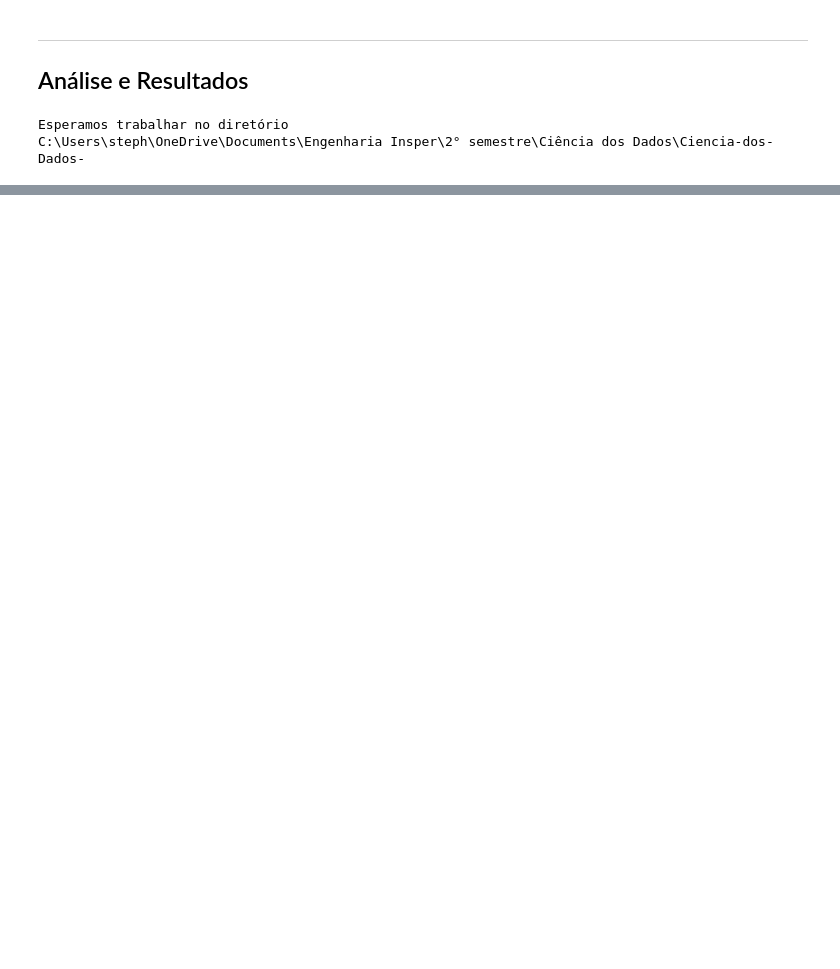
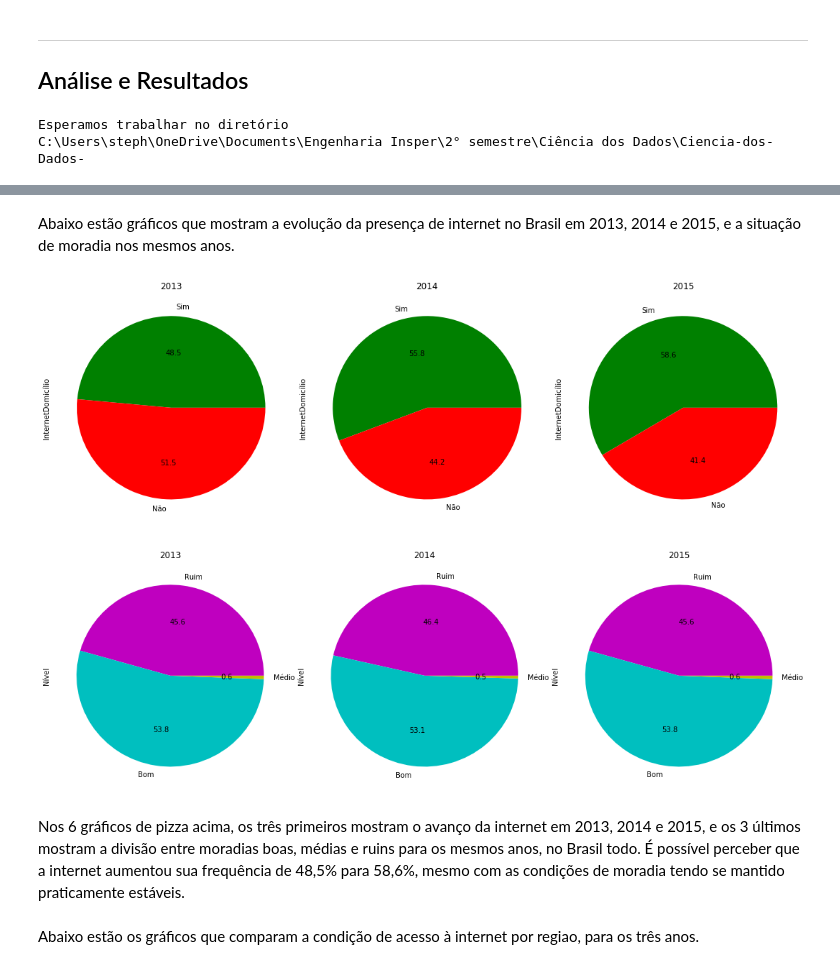
Before and after one commit to stephaniewm/Ciencia-dos-Dados-, a Jupyter notebook: Projeto1.ipynb, the cells around one changed output, grey strips where cells are left out. Drawn from its saved outputs; the diff is of its cells as text; code cells hidden in the pictures; blank space fills up the shorter version.

Commit message:
versão final entrega

```diff
--- a/Projeto1.ipynb
+++ b/Projeto1.ipynb
@@ -355,0 +263,6 @@ Descreva aqui suas conclusões!
+# %%
+nivel13 = (data13.Nível.value_counts(sort=False, normalize=True)*100).round(decimals=2)
+# %%
+nivel14 = (data14.Nível.value_counts(sort=False, normalize=True)*100).round(decimals=2)
+# %%
+nivel15 = (data13.Nível.value_counts(sort=False, normalize=True)*100).round(decimals=2)
@@ -355,0 +275,42 @@ Descreva aqui suas conclusões!
+# %% [markdown]
+Abaixo estão gráficos que mostram a evolução da presença de internet no Brasil em 2013, 2014 e 2015, e a situação de moradia nos mesmos anos.
+# %%
+'''Evolução da Internet'''
+colors=['g', 'r']
+fig = plt.figure(figsize=(15, 5))
+
+plt.subplot(131)
+plot = internet13.plot(kind='pie',title='2013', colors=colors ,autopct='%.1f')
+
+plt.subplot(132)
+plot = internet14.plot(kind='pie',title='2014', colors=colors ,autopct='%.1f')
+
+plt.subplot(133)
+plot = internet15.plot(kind='pie',title='2015', colors=colors ,autopct='%.1f')
+
+plt.tight_layout()
+plt.show()
+
+
+'''Nível da Moradia'''
+colors=['m', 'c', 'y']
+fig = plt.figure(figsize=(15, 5))
+
+plt.subplot(131)
+plot = nivel13.plot(kind='pie',title='2013', colors=colors ,autopct='%.1f')
+
+plt.subplot(132)
+plot = nivel14.plot(kind='pie',title='2014', colors=colors ,autopct='%.1f')
+
+plt.subplot(133)
+plot = nivel15.plot(kind='pie',title='2015', colors=colors ,autopct='%.1f')
+
+plt.tight_layout()
+plt.show()
+# %% [output]
+[figure, added]
+[figure, added]
+# %% [markdown]
+Nos 6 gráficos de pizza acima, os três primeiros mostram o avanço da internet em 2013, 2014 e 2015, e os 3 últimos mostram a divisão entre moradias boas, médias e ruins para os mesmos anos, no Brasil todo. É possível perceber que a internet aumentou sua frequência de 48,5% para 58,6%, mesmo com as condições de moradia tendo se mantido praticamente estáveis.
+# %% [markdown]
+Abaixo estão os gráficos que comparam a condição de acesso à internet por regiao, para os três anos.
```
Also changed, not shown: parts of 102 cells of this notebook.
